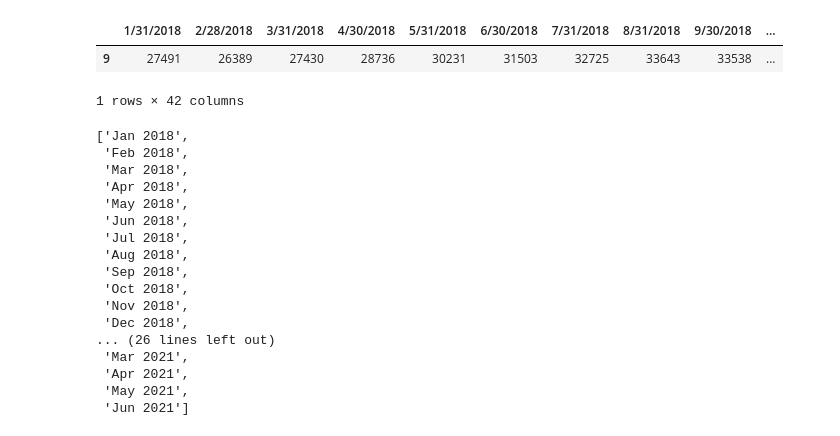
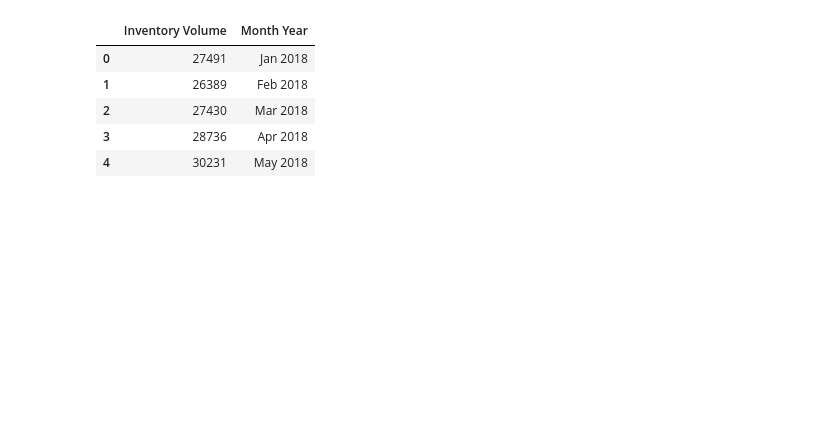
Before and after one commit to Yingying-Li-Data/Project_1, a Jupyter notebook: Bradley.ipynb, the cells around one changed output. Drawn from its saved outputs; the diff is of its cells as text; code cells hidden in the pictures; blank space fills up the shorter version.

```diff
--- a/Bradley.ipynb
+++ b/Bradley.ipynb
@@ -54,42 +60,31 @@ zipcode_hv_df
 # %%
-# Drop everything except monthly numbers
-# del metro_inventory_df.iloc[0:4]
-# del metro_inventory_df['SizeRank']
-just_dates = metro_inventory_df.drop(metro_inventory_df.iloc[:,0:5], inplace = False, axis =1)
-just_dates
+# # Drop everything except monthly numbers
+# # del metro_inventory_df.iloc[0:4]
+# # del metro_inventory_df['SizeRank']
+# just_dates = metro_inventory_df.drop(metro_inventory_df.iloc[:,0:5], inplace = False, axis =1)
+# just_dates
-# %% [output]
-|  | 1/31/2018 | 2/28/2018 | 3/31/2018 | 4/30/2018 | 5/31/2018 | 6/30/2018 | 7/31/2018 | 8/31/2018 | 9/30/2018 | ... |
-| 9 | 27491 | 26389 | 27430 | 28736 | 30231 | 31503 | 32725 | 33643 | 33538 | ... |
-1 rows × 42 columns
 # %%
-# Months list
-date = just_dates.iloc[0,0:42].index.values
-date
-listings = just_dates.iloc[0,0:42].values
+# # Months list
+# date = just_dates.iloc[0,0:42].index.values
+# date
+# listings = just_dates.iloc[0,0:42].values
 
-months2 = []
+# months2 = []
 
-for x in date:
-    my_date = datetime.strptime(x, "%m/%d/%Y")
-    my_date = my_date.strftime("%b") +" "+ str(my_date.year)
-    months2.append(my_date)
-months2
+# for x in date:
+#     my_date = datetime.strptime(x, "%m/%d/%Y")
+#     my_date = my_date.strftime("%b") +" "+ str(my_date.year)
+#     months2.append(my_date)
+# months2
-# %% [output]
-['Jan 2018',
- 'Feb 2018',
- 'Mar 2018',
- 'Apr 2018',
- 'May 2018',
- 'Jun 2018',
- 'Jul 2018',
- 'Aug 2018',
- 'Sep 2018',
- 'Oct 2018',
- 'Nov 2018',
- 'Dec 2018',
-... (26 lines left out)
- 'Mar 2021',
- 'Apr 2021',
- 'May 2021',
- 'Jun 2021']
+# %%
+# new = old.filter(['A','B','D'], axis=1)
+inv_by_mo_df = metro_inventory_df.filter(['Inventory Volume','Month Year'])
+inv_by_mo_df.head()
+# %% [output]
+|  | Inventory Volume | Month Year |
+| 0 | 27491 | Jan 2018 |
+| 1 | 26389 | Feb 2018 |
+| 2 | 27430 | Mar 2018 |
+| 3 | 28736 | Apr 2018 |
+| 4 | 30231 | May 2018 |
 # %%
```
Also changed, not shown: parts of 10 cells of this notebook, 3 other files.
